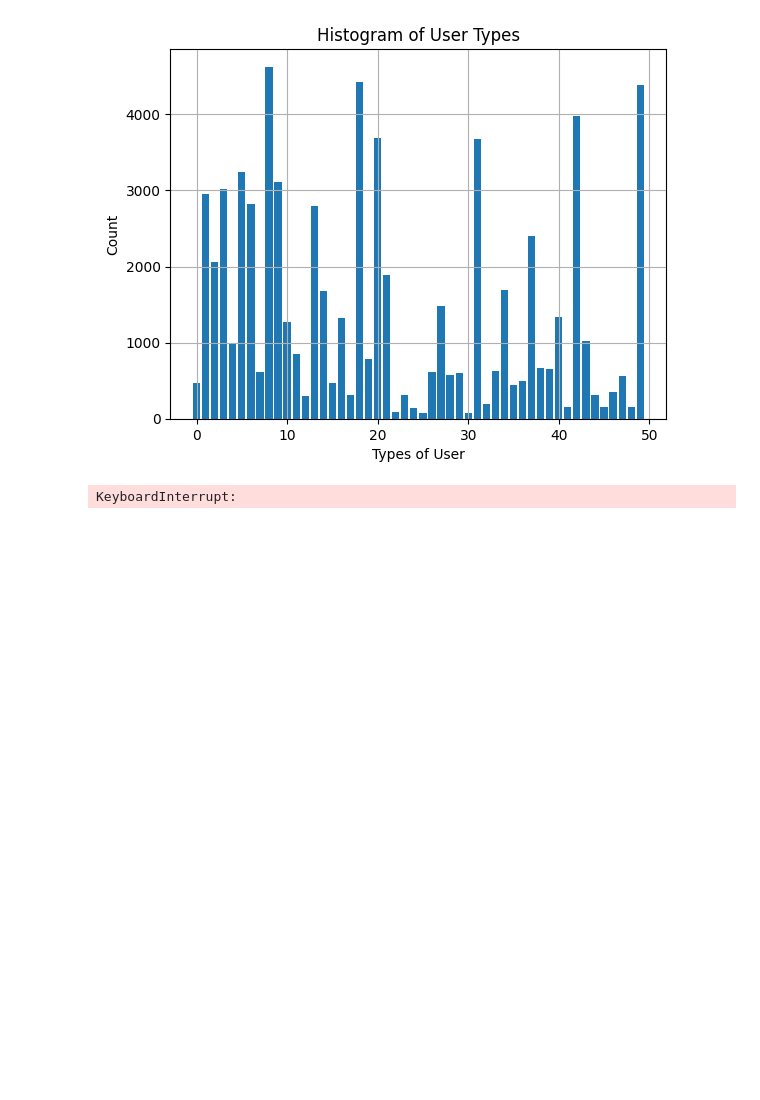
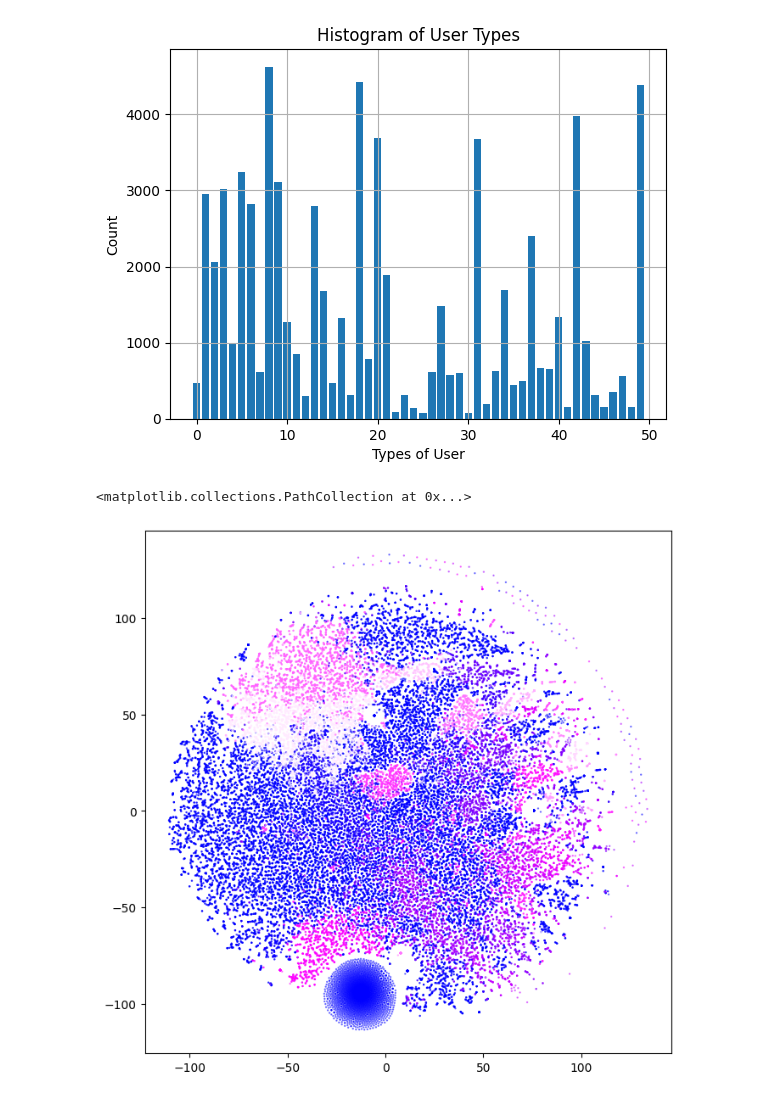
Before and after one commit to momodupi/Steammendation, a Jupyter notebook: data/data_preprocessing.ipynb, the cells around one changed output. Drawn from its saved outputs; the diff is of its cells as text; code cells hidden in the pictures; blank space fills up the shorter version.

Commit message:
data visual

```diff
--- a/data/data_preprocessing.ipynb
+++ b/data/data_preprocessing.ipynb
@@ -9,3 +9,16 @@ def parse(path):
     yield eval(l)
 # %%
 df_ui = parse('australian_users_items.json.gz')
+# %%
+review_data = parse('australian_user_reviews.json.gz')
+cnt = 0
+cnt_all =0
+for d in review_data:
+    try:
+        a = int(d['user_id'])
+    except ValueError:
+        continue
+    if a in user_type:
+        cnt += 1
+    cnt_all += 1
+print(cnt, cnt_all)
@@ -131,6 +146,16 @@ plt.show()
 [figure]
 # %%
 from sklearn.manifold import TSNE
-X_embedded = TSNE(n_components=3, learning_rate='auto', init='random', perplexity=3).fit_transform(user_matrix)
+X_embedded = TSNE(n_components=2, learning_rate='auto', init='random', perplexity=3).fit_transform(user_matrix)
-# %% [output]
-KeyboardInterrupt:
+# %%
+import matplotlib.cm as cm
+
+fig, axs = plt.subplots(figsize=(8, 8), dpi=100)
+color_list = []
+for user in user_class:
+    cm_user = cm.hot(user_class[user][0]/float(USER_TYPE_CNT))
+    color_list.append(cm_user[1:])
+axs.scatter(X_embedded[:, 0], X_embedded[:, 1], s=0.5, c=color_list, alpha=0.5)
+# %% [output]
+<matplotlib.collections.PathCollection at 0x...>
+[figure, added]
```
Also changed, not shown: parts of 1 cell of this notebook.
